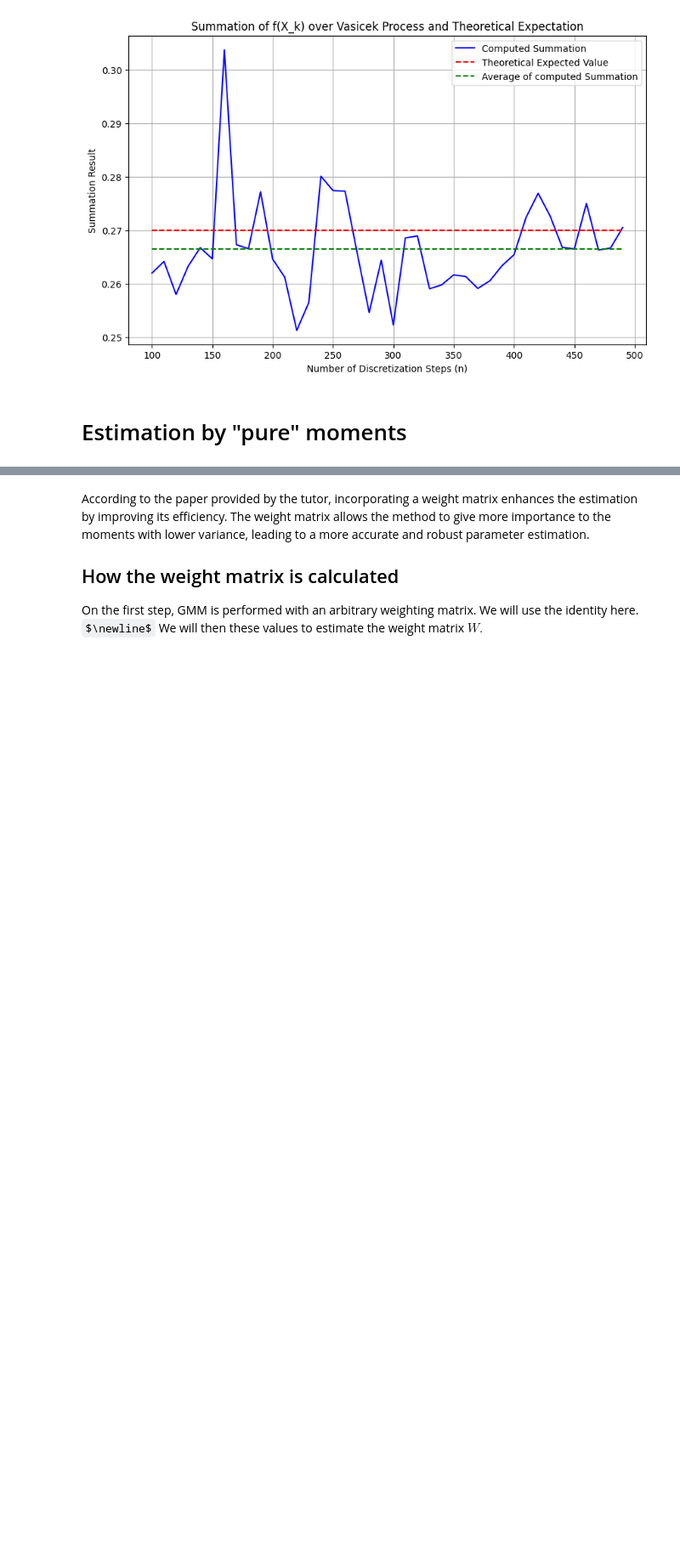
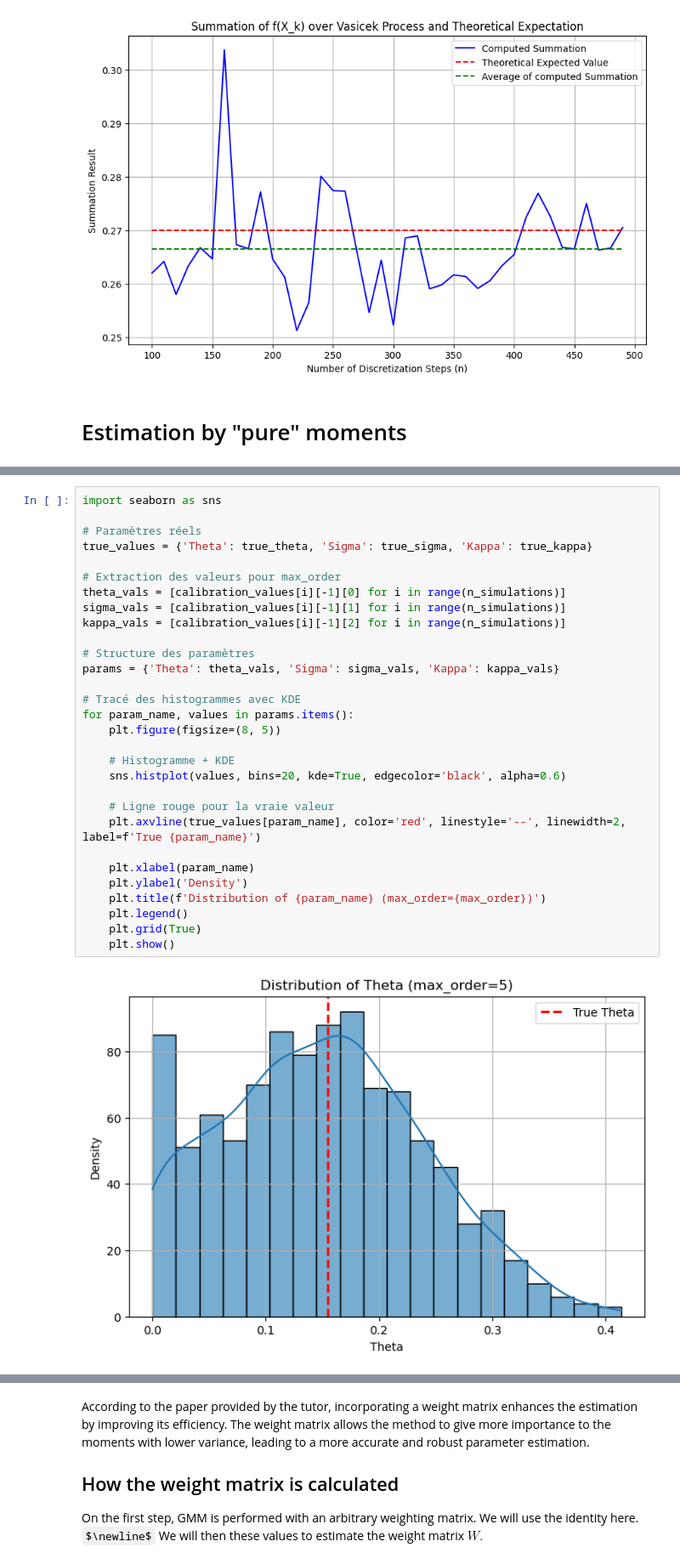
Before and after one commit to Hassen214/Project-IMI, a Jupyter notebook: Code.ipynb, the cells around one changed output, grey strips where cells are left out. Shown at 85% size. Saved outputs shown, nothing was run; the diff lists cells and outputs as text; some formulas as TeX source; blank space fills up the shorter version.

```diff
--- a/Code.ipynb
+++ b/Code.ipynb
@@ -364,0 +375,32 @@ for param_name, param_values in parameters.items():
+# %%
+import seaborn as sns
+
+# Paramètres réels
+true_values = {'Theta': true_theta, 'Sigma': true_sigma, 'Kappa': true_kappa}
+
+# Extraction des valeurs pour max_order
+theta_vals = [calibration_values[i][-1][0] for i in range(n_simulations)]
+sigma_vals = [calibration_values[i][-1][1] for i in range(n_simulations)]
+kappa_vals = [calibration_values[i][-1][2] for i in range(n_simulations)]
+
+# Structure des paramètres
+params = {'Theta': theta_vals, 'Sigma': sigma_vals, 'Kappa': kappa_vals}
+
+# Tracé des histogrammes avec KDE
+for param_name, values in params.items():
+    plt.figure(figsize=(8, 5))
+
+    # Histogramme + KDE
+    sns.histplot(values, bins=20, kde=True, edgecolor='black', alpha=0.6)
+
+    # Ligne rouge pour la vraie valeur
+    plt.axvline(true_values[param_name], color='red', linestyle='--', linewidth=2, label=f'True {param_name}')
+
+    plt.xlabel(param_name)
+    plt.ylabel('Density')
+    plt.title(f'Distribution of {param_name} (max_order={max_order})')
+    plt.legend()
+    plt.grid(True)
+    plt.show()
+# %% [output]
+[figure, added]
```
Also changed, not shown: parts of 14 cells of this notebook.
